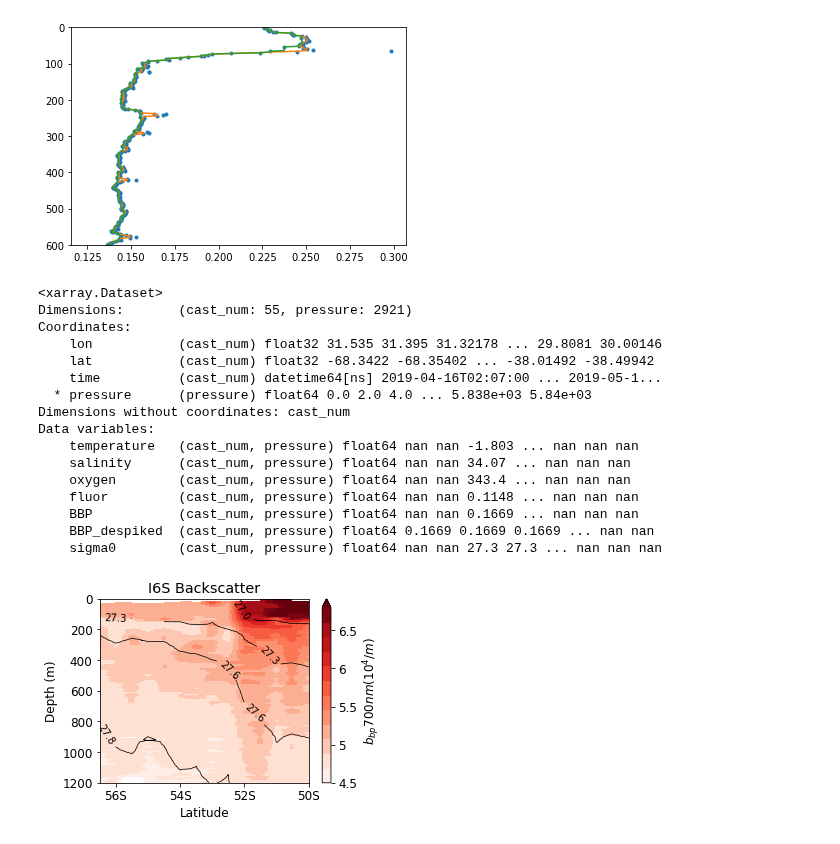
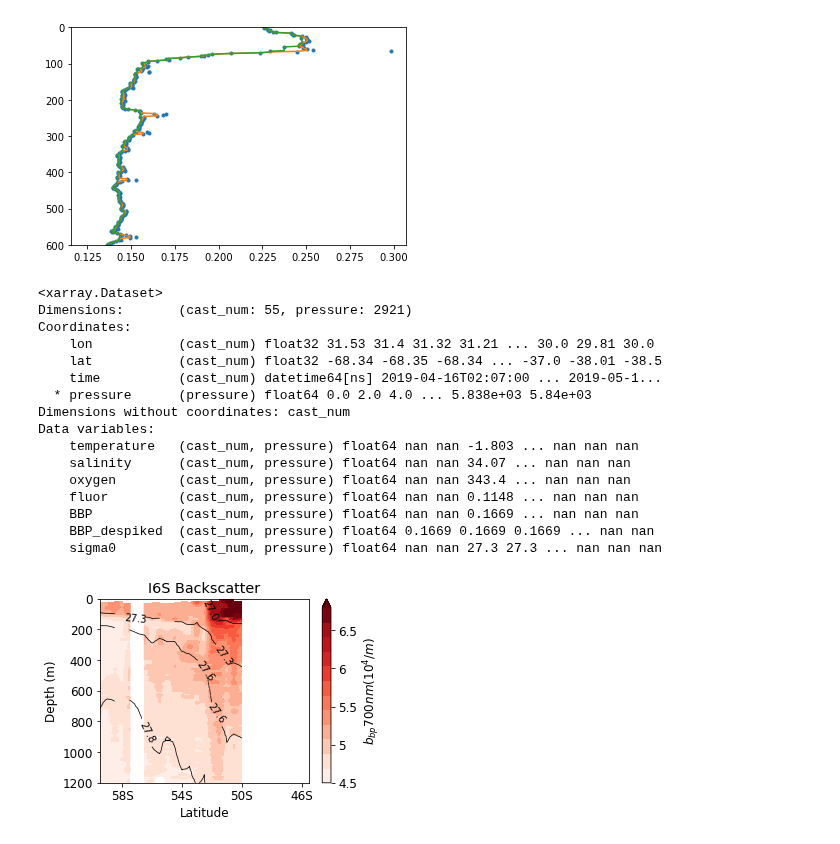
Before and after one commit to dhruvbalwada/sogos, a Jupyter notebook: notebooks/0.0_db_I06S_cruise_data.ipynb, the cells around one changed output. Cells and saved outputs as stored; diff of their text form; code cells hidden in the pictures.

```diff
--- a/notebooks/0.0_db_I06S_cruise_data.ipynb
+++ b/notebooks/0.0_db_I06S_cruise_data.ipynb
@@ -220,6 +196,22 @@ Pmax = max(max_pres)
 # now make a dummy variable from the surface to the deepest point that is measured,
 # with some set
 Pint = np.linspace(0, Pmax, int(Pmax / 2) + 1)
+# %%
+for i in cruise_dic.keys():
+    cruise_dic[i] = xr.merge(
+        [
+            cruise_dic[i],
+            xr.DataArray(
+                gsw.SA_from_SP(
+                    cruise_dic[i].salinity,
+                    cruise_dic[i].pressure,
+                    cruise_dic[i].longitude,
+                    cruise_dic[i].latitude,
+                ).squeeze(),
+                dims="pressure",
+            ).rename("SA"),
+        ]
+    )
 # %%
 # Calculate some Gibbs Sea Water (GSW) variables
 # There are some oceanographic variables (SA, CT and sigma0) that are not measured directly,
@@ -235,7 +227,7 @@ for i in cruise_dic.keys():
                     cruise_dic[i].pressure,
                     cruise_dic[i].longitude,
                     cruise_dic[i].latitude,
-                ),
+                ).squeeze(),
                 dims="pressure",
             ).rename("SA"),
         ]
@@ -247,7 +239,7 @@ for i in cruise_dic.keys():
             xr.DataArray(
                 gsw.CT_from_t(
                     cruise_dic[i].SA, cruise_dic[i].temperature, cruise_dic[i].pressure
-                ),
+                ).squeeze(),
                 dims="pressure",
             ).rename("CT"),
         ]
@@ -257,7 +249,8 @@ for i in cruise_dic.keys():
         [
             cruise_dic[i],
             xr.DataArray(
-                gsw.sigma0(cruise_dic[i].SA, cruise_dic[i].CT), dims="pressure"
+                gsw.sigma0(cruise_dic[i].SA, cruise_dic[i].CT).squeeze(),
+                dims="pressure"
             ).rename("sigma0"),
         ]
     )
@@ -571,8 +564,8 @@ cruise_ds_int
 <xarray.Dataset>
 Dimensions:       (cast_num: 55, pressure: 2921)
 Coordinates:
-    lon           (cast_num) float32 31.535 31.395 31.32178 ... 29.8081 30.00146
-    lat           (cast_num) float32 -68.3422 -68.35402 ... -38.01492 -38.49942
+    lon           (cast_num) float32 31.53 31.4 31.32 31.21 ... 30.0 29.81 30.0
+    lat           (cast_num) float32 -68.34 -68.35 -68.34 ... -37.0 -38.01 -38.5
     time          (cast_num) datetime64[ns] 2019-04-16T02:07:00 ... 2019-05-1...
   * pressure      (pressure) float64 0.0 2.0 4.0 ... 5.838e+03 5.84e+03
 Dimensions without coordinates: cast_num
@@ -594,37 +587,40 @@ font = {'family' : 'sans',
 matplotlib.rc('font', **font)
 # %%
 plt.figure(figsize=(5,3.5))
-plt.contourf(cruise_ds_int.lat.isel(cast_num=slice(31,45)),
+casts = slice(25,45)
+plt.contourf(cruise_ds_int.lat.isel(cast_num=casts),
              cruise_ds_int.pressure.sel(pressure=slice(0,1200)),
-             cruise_ds_int.BBP_despiked.isel(cast_num=slice(31,45)).sel(pressure=slice(0,1200)).T/280,
+             cruise_ds_int.BBP_despiked.isel(cast_num=casts).sel(pressure=slice(0,1200)).T/280,
              levels=np.linspace(4.5,6.8,13)*1e-4,
             extend='max', cmap='Reds')
 plt.gca().invert_yaxis()
 cbar = plt.colorbar(ticks = np.array([4.5, 5, 5.5, 6, 6.5])*1e-4)
 cbar.formatter.set_powerlimits((0, 0))
 cbar.ax.set_yticklabels([4.5, 5, 5.5, 6, 6.5])
 cbar.ax.set_ylabel(r'$b_{bp}700 nm (10^{4}/m)$')
-plt.xticks([-56, -54, -52, -50], labels=['56S', '54S', '52S', '50S'])
+#plt.xticks([-56, -54, -52, -50], labels=['56S', '54S', '52S', '50S'])
+plt.xticks([-58, -54, -50, -46], labels=['58S', '54S', '50S', '46S'])
 
-CS = plt.contour(cruise_ds_int.lat.isel(cast_num=slice(31,45)),
+
+CS = plt.contour(cruise_ds_int.lat.isel(cast_num=casts),
             cruise_ds_int.pressure.sel(pressure=slice(0,1200)),
-            cruise_ds_int.sigma0.isel(cast_num=slice(31,45)).sel(pressure=slice(0,1200)).T,
+            cruise_ds_int.sigma0.isel(cast_num=casts).sel(pressure=slice(0,1200)).T,
                 levels=[27, 27.3, 27.6, 27.8], colors='k',
                linewidths=0.75)
 
 class nf(float):
     def __repr__(self):
         s = f'{self:.1f}'
         return f'{self:.0f}' if s[-1] == '0' else s
 CS.levels = [str(nf(val)) for val in CS.levels]
 plt.clabel(CS, CS.levels, inline=True,   fontsize=10)
 
 #plt.ylim(2000,0)
-#plt.xlim(-56.5,-50)
+plt.xlim(-59.5,-45.5)
 plt.xlabel('Latitude')
 plt.ylabel('Depth (m)')
 plt.tight_layout()
 plt.title('I6S Backscatter')
 plt.savefig('despiked_backscatter.pdf')
 # %% [output]
-[figure, old version]
+[figure, new version]
```
Also changed, not shown: parts of 5 cells of this notebook, 7 other files.
